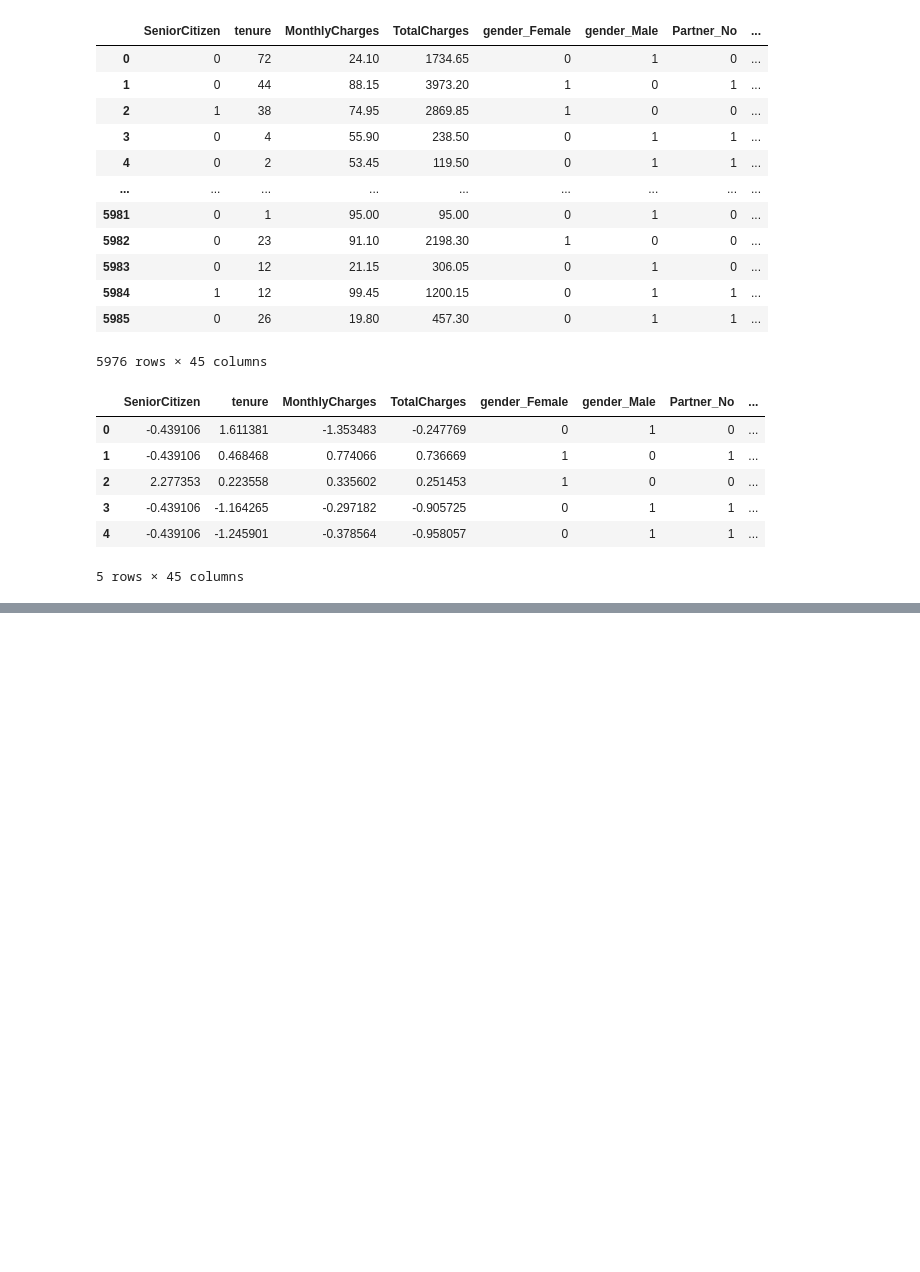
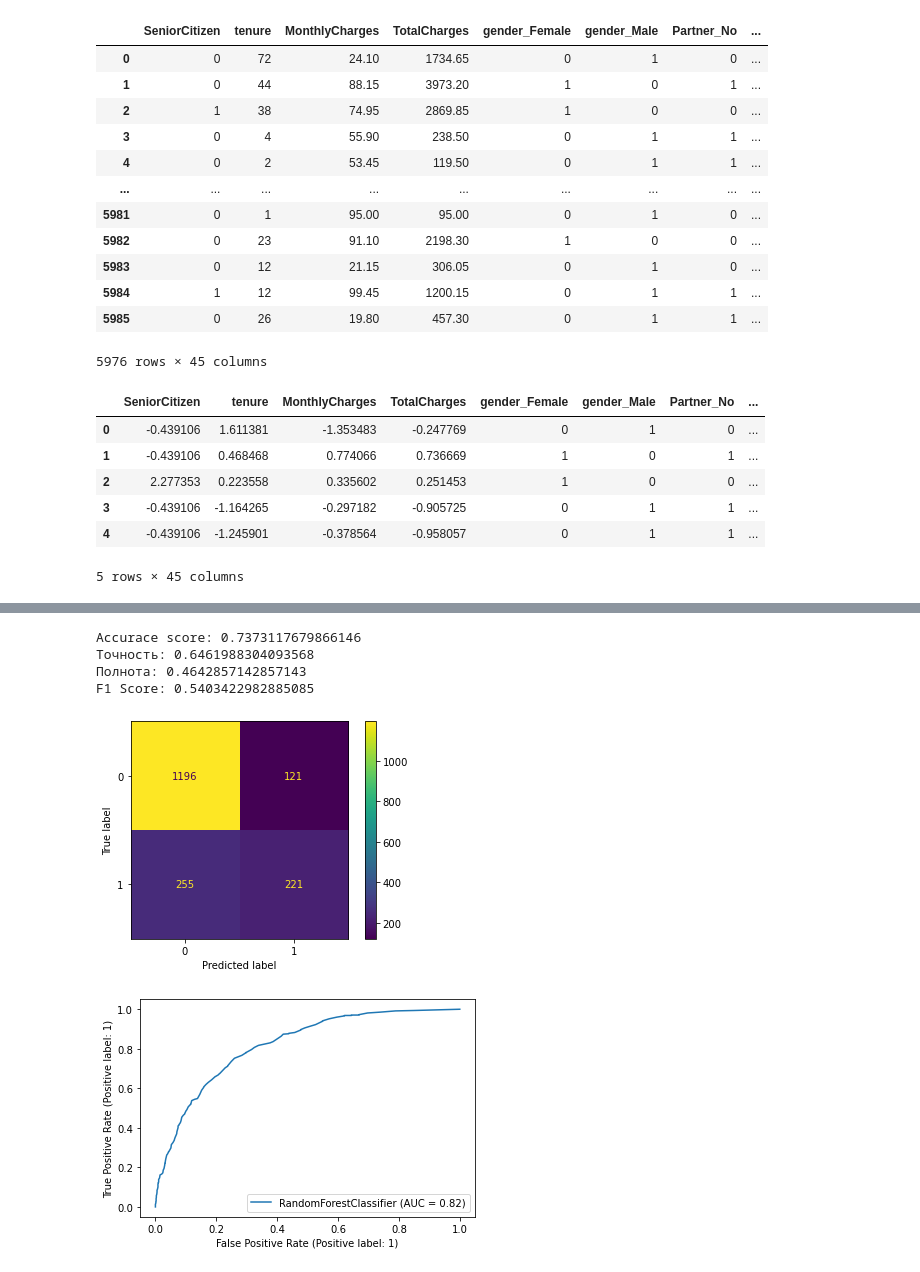
Before and after one commit to vorontsovdg/SB_CourceworkML_1, a Jupyter notebook: CourceWork_Analytics.ipynb, the cells around one changed output, grey strips where cells are left out. Cells and saved outputs as stored; diff of their text form; code cells hidden in the pictures; blank space fills up the shorter version.

```diff
--- a/CourceWork_Analytics.ipynb
+++ b/CourceWork_Analytics.ipynb
@@ -108,0 +189,11 @@ df_main.head()
+# %%
+rfc = RandomForestClassifier(random_state=42)
+rfc.fit(x_train, y_train)
+eval_model(rfc, x_test, y_test)
+# %% [output]
+Accurace score: 0.7373117679866146
+Точность: 0.6461988304093568
+Полнота: 0.4642857142857143
+F1 Score: 0.5403422982885085
+[figure, added]
+[figure, added]
```
Also changed, not shown: parts of 14 cells of this notebook.
